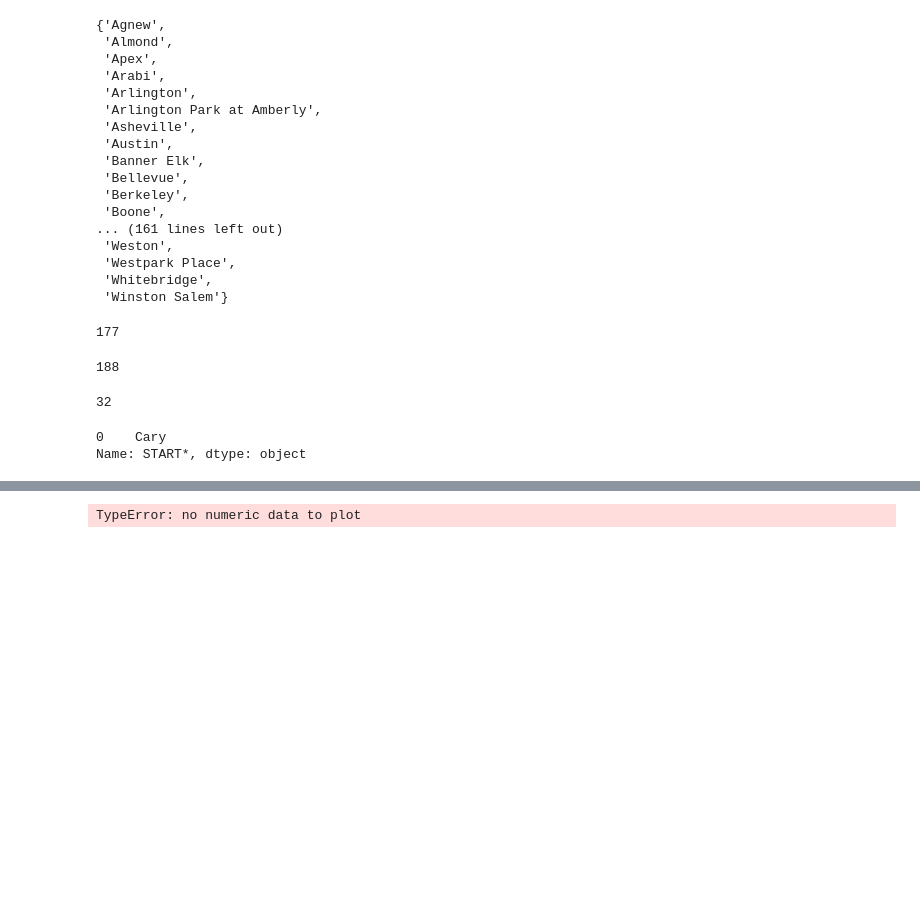
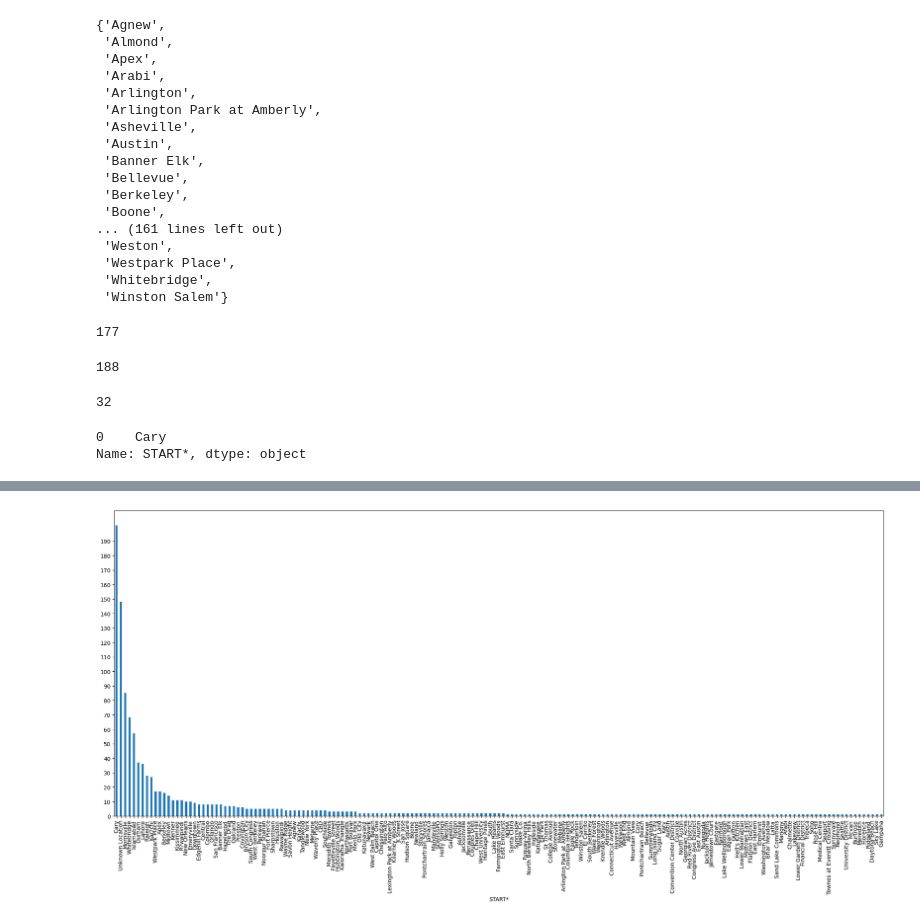
Before and after one commit to gtksolutionstraining/CodinGrad-FDS-3, a Jupyter notebook: Uber Analysis.ipynb, the cells around one changed output, grey strips where cells are left out. Cells and saved outputs as stored; diff of their text form; code cells hidden in the pictures; blank space fills up the shorter version.

Commit message:
Uber Data Analysis Added

```diff
--- a/Uber Analysis.ipynb
+++ b/Uber Analysis.ipynb
@@ -107,4 +125,6 @@ Name: START*, dtype: object
 # %%
-uber_data['START*'].plot.hist()
+uber_data['START*'].value_counts().plot.bar(figsize=(25,10))
+plt.yticks(list(range(0,200,10)))
+plt.show()
 # %% [output]
-TypeError: no numeric data to plot
+[figure, added]
```
Also changed, not shown: parts of 21 cells of this notebook, 1 other file.
